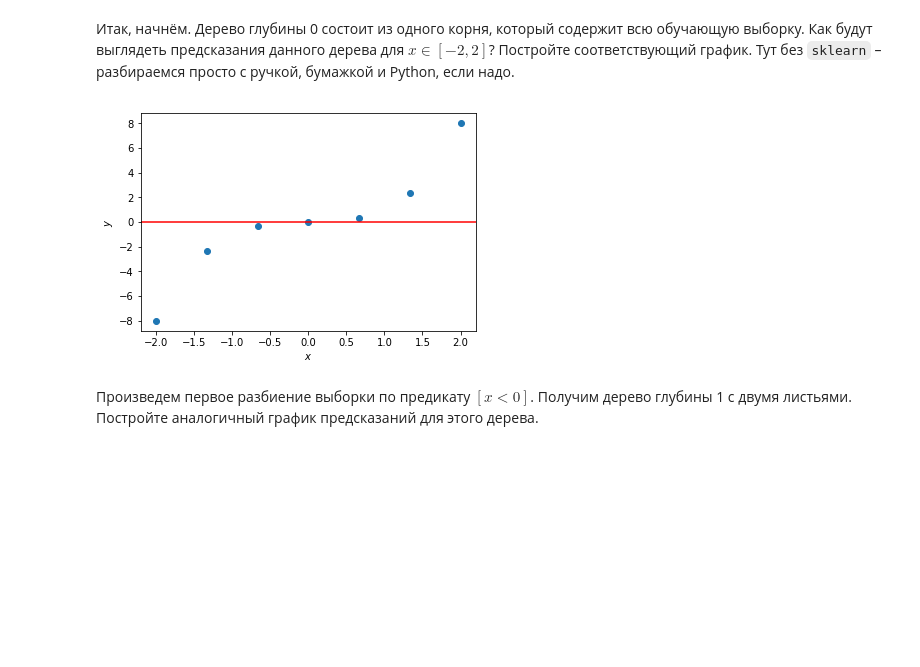
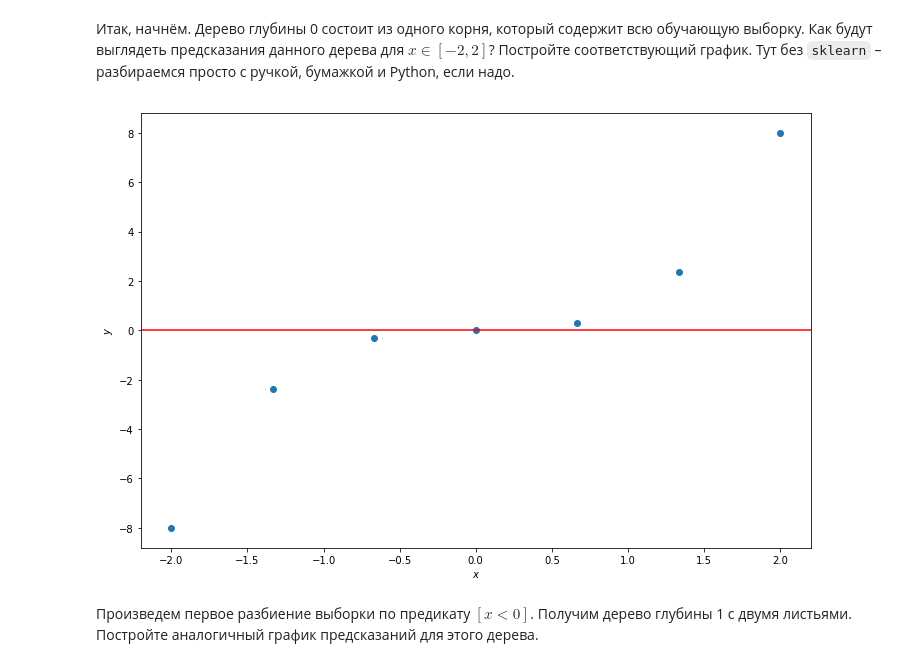
Before and after one commit to Legonaftik/mlcourse-open, a Jupyter notebook: jupyter_russian/homeworks_my/hw3_session3_decision_trees.ipynb, the cells around one changed output. Cells and saved outputs as stored; diff of their text form; code cells hidden in the pictures; blank space fills up the shorter version.

```diff
--- a/jupyter_russian/homeworks_my/hw3_session3_decision_trees.ipynb
+++ b/jupyter_russian/homeworks_my/hw3_session3_decision_trees.ipynb
@@ -44,14 +45,15 @@ tree_classifier = DecisionTreeRegressor(max_depth=0, random_state=notebook_rando
 # Не сработает, т.к. max_depth должен быть положительным
 # tree_classifier.fit(X.reshape(-1, 1), y.reshape(-1, 1))
 # %%
+plt.figure(figsize=(12, 8))
 plt.scatter(X, y)
 plt.axhline(y=X.mean(), color='r')
 
 plt.xlabel(r'$x$')
 plt.ylabel(r'$y$')
 plt.xlim(-2.2, 2.2);
 # %% [output]
-[figure, old version]
+[figure, new version]
 # %% [markdown]
 Произведем первое разбиение выборки по предикату $[x < 0]$. Получим дерево глубины 1 с двумя листьями. Постройте аналогичный график предсказаний для этого дерева.
 # %%
```
Also changed, not shown: parts of 35 cells of this notebook, 1 other file.
